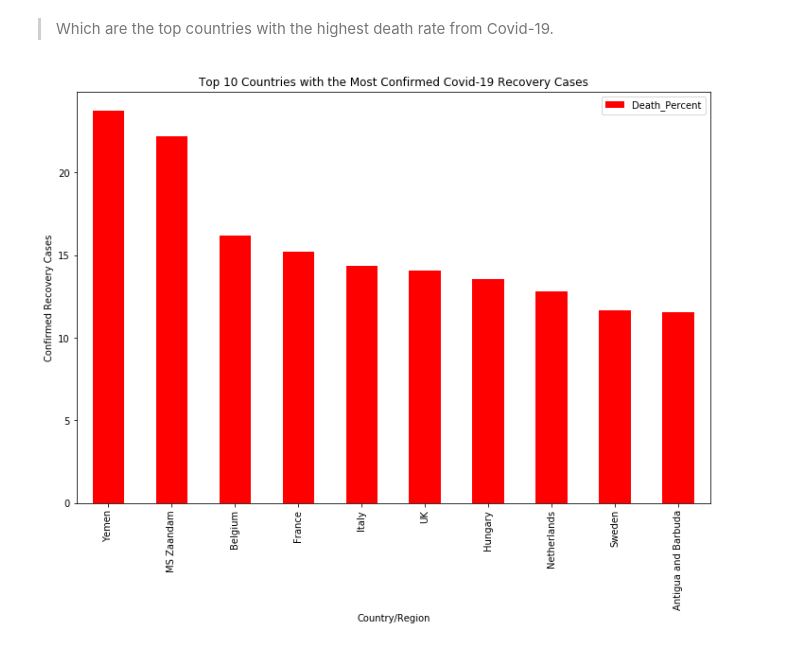
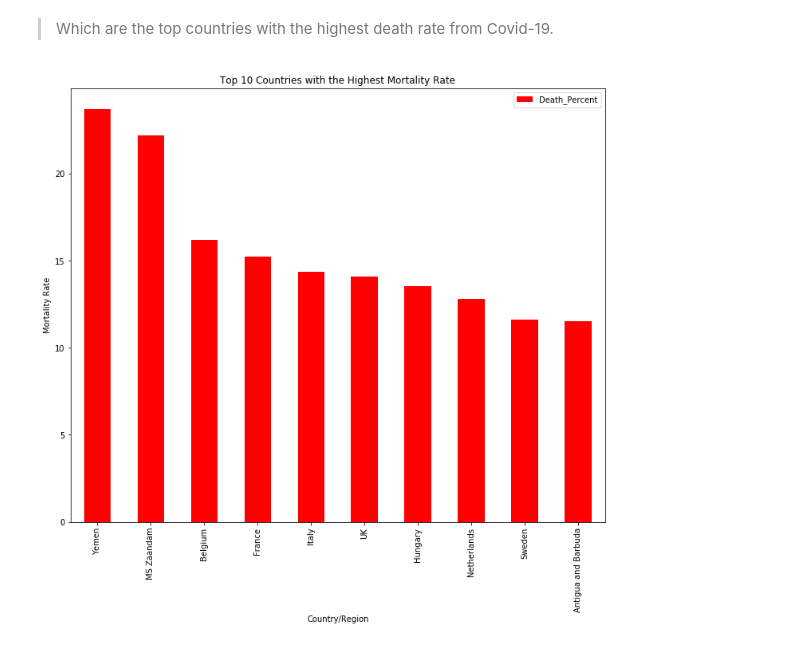
Before and after one commit to enazymm/Data-Scientist-Project1, a Jupyter notebook: Project 1.ipynb, the cells around one changed output. Saved outputs shown, nothing was run; the diff lists cells and outputs as text; code cells hidden in the pictures.

```diff
--- a/Project 1.ipynb
+++ b/Project 1.ipynb
@@ -202,10 +195,7 @@ Confirm["Death_Percent"]=Death["Deaths"]/Confirm["Confirmed"]*100
 Death_per=Confirm.loc[Confirm['ObservationDate'] == "2020-06-01"]
 # %%
 Death_per=Death_per.sort_values(by='Death_Percent', ascending=False).head(10)
-# %%
-Death_per.plot(kind='bar',x='Country/Region',y='Death_Percent',color="Red",figsize=(12,8))
-plt.ylabel("Confirmed Recovery Cases")
-plt.title("Top 10 Countries with the Most Confirmed Covid-19 Recovery Cases")
-plt.show()
-# %% [output]
-[figure, removed]
+# %%
+Plot(Death_per,'Country/Region','Death_Percent','bar',"Mortality Rate","Top 10 Countries with the Highest Mortality Rate","red")
+# %% [output]
+[figure, added]
```
Also changed, not shown: parts of 12 cells of this notebook.
